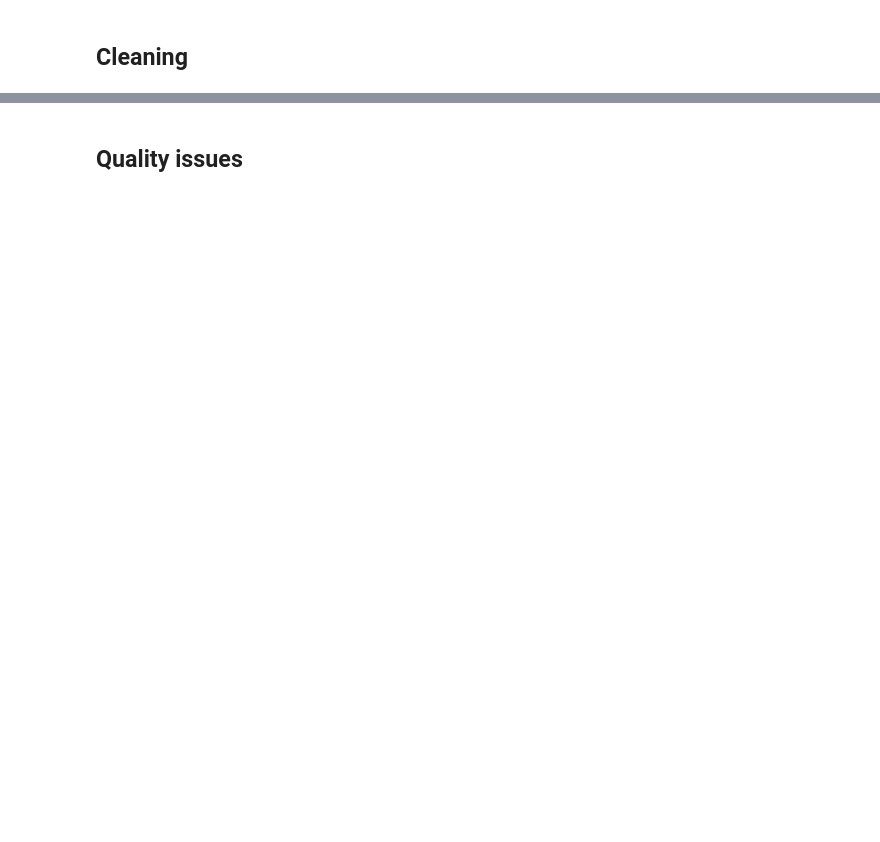
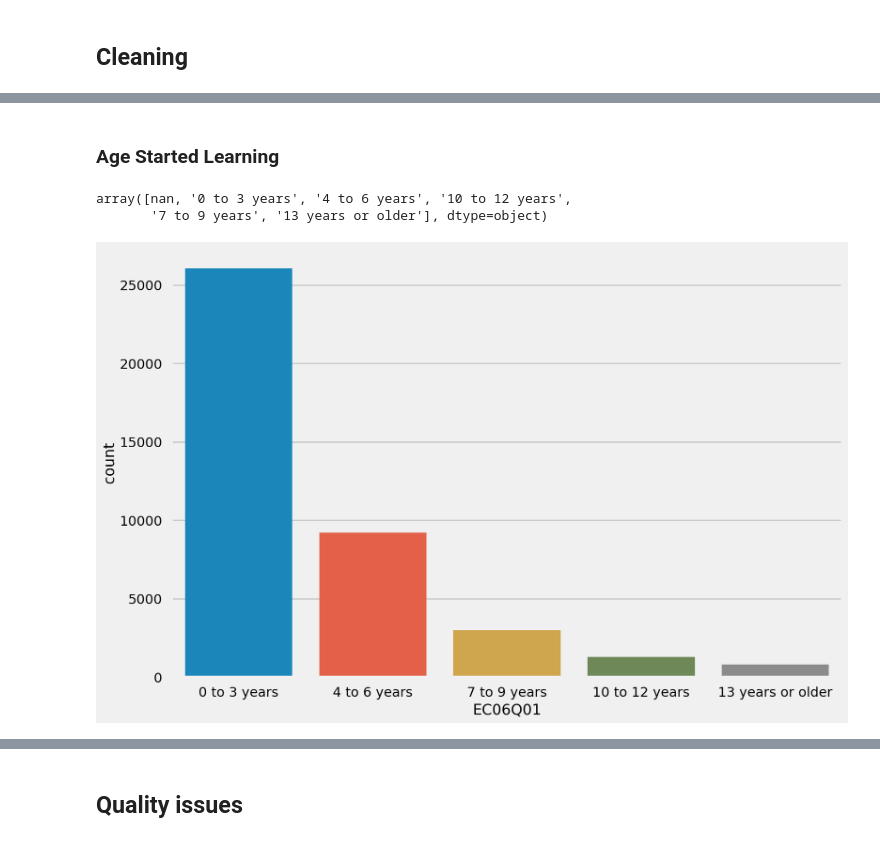
Before and after one commit to kennethn/data-analyst-nanodegree, a Jupyter notebook: 5_Communicate_Data_Findings/PISA_Data_Exploration.ipynb, the cells around one changed output, grey strips where cells are left out. Drawn from its saved outputs; the diff is of its cells as text; code cells hidden in the pictures; blank space fills up the shorter version.

Commit message:
Finishing initial cleanup

```diff
--- a/5_Communicate_Data_Findings/PISA_Data_Exploration.ipynb
+++ b/5_Communicate_Data_Findings/PISA_Data_Exploration.ipynb
@@ -225,0 +93,4 @@ Name: CNT, dtype: int64
+# %%
+# Join the Freedom House data, drop the dupe country column
+df_clean = pd.merge(df_clean, df_free, left_on='NC', right_on='country')
+df_clean.drop(columns=['country'], inplace=True)
@@ -225,0 +102,6 @@ Name: CNT, dtype: int64
+# %%
+# Convert the freedom_status field to an ordered dtype
+ordered_var = pd.api.types.CategoricalDtype(ordered=True,
+                                            categories=['NF', 'PF', 'F'])
+
+df_clean['freedom_status'] = df_clean['freedom_status'].astype(ordered_var)
@@ -225,0 +114,44 @@ Name: CNT, dtype: int64
+# %%
+# Average of the five math assessment scores
+# Each score is scaled to a mean of 500 and a standard deviation of 100
+df_clean['math_literacy'] = ((df_clean['PV1MATH'] + df_clean['PV2MATH'] +
+                             df_clean['PV3MATH'] + df_clean['PV4MATH'] +
+                             df_clean['PV5MATH']) / 5)
+
+# Average of the five reading assessment scores
+# Each score is scaled to a mean of 500 and a standard deviation of 100
+df_clean['read_literacy'] = ((df_clean['PV1READ'] + df_clean['PV2READ'] +
+                             df_clean['PV3READ'] + df_clean['PV4READ'] +
+                             df_clean['PV5READ']) / 5)
+
+# Average of the five science assessment scores
+# Each score is scaled to a mean of 500 and a standard deviation of 100
+df_clean['sci_literacy'] = ((df_clean['PV1SCIE'] + df_clean['PV2SCIE'] +
+                             df_clean['PV3SCIE'] + df_clean['PV4SCIE'] +
+                             df_clean['PV5SCIE']) / 5)
+# %% [markdown]
+### Age Started Learning
+# %%
+# EC06Q01 = age started learning
+df_clean.EC06Q01.unique()
+# %% [output]
+array([nan, '0 to 3 years', '4 to 6 years', '10 to 12 years',
+       '7 to 9 years', '13 years or older'], dtype=object)
+# %%
+# Convert the EC06Q01 field to an ordered dtype
+ordered_var = pd.api.types.CategoricalDtype(ordered=True,
+                                            categories=[
+                                                '0 to 3 years',
+                                                '4 to 6 years',
+                                                '7 to 9 years',
+                                                '10 to 12 years',
+                                                '13 years or older'
+                                            ])
+
+df_clean['EC06Q01'] = df_clean['EC06Q01'].astype(ordered_var)
+# %%
+# EC06Q01 = age started learning
+sns.countplot(data=df_clean, x='EC06Q01')
+plt.show()
+# %% [output]
+[figure, added]
```
Also changed, not shown: parts of 54 cells of this notebook, 7 other files.
